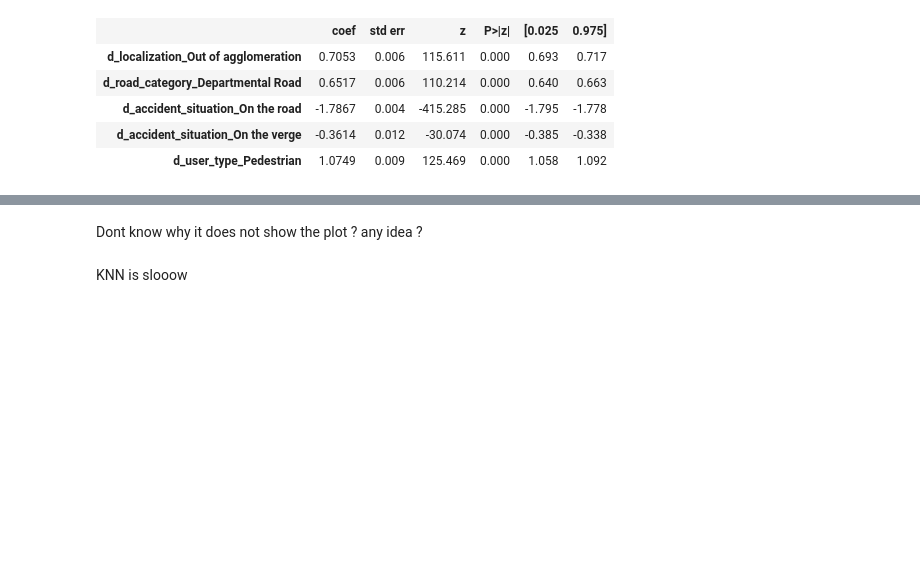
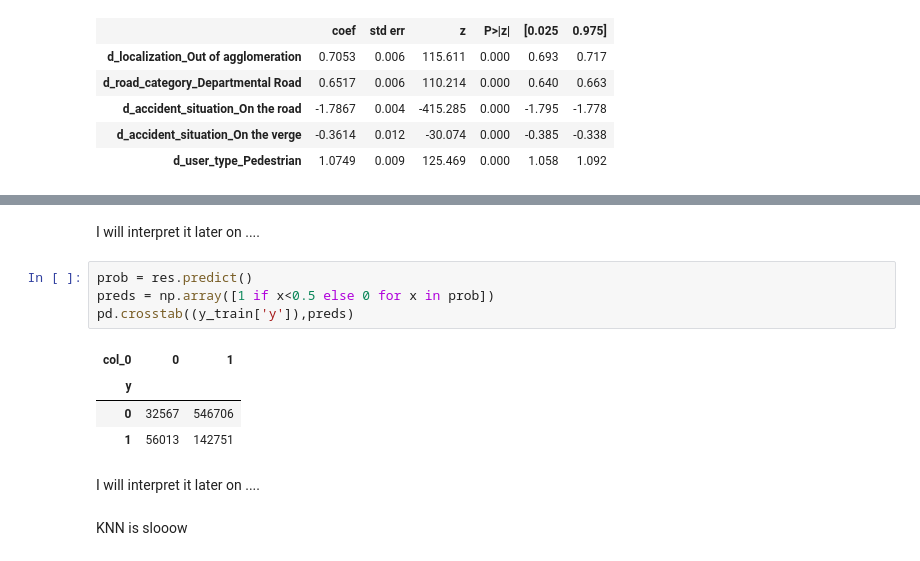
Before and after one commit to kmatusz/accidents, a Jupyter notebook: Modeling.ipynb, the cells around one changed output, grey strips where cells are left out. Drawn from its saved outputs; the diff is of its cells as text; blank space fills up the shorter version.

```diff
--- a/Modeling.ipynb
+++ b/Modeling.ipynb
@@ -726,5 +798,16 @@ plt.ylabel('True Positive Rate')
-# %% [markdown]
-Dont know why it does not show the plot ? any idea ?
+# %% [markdown]
+I will interpret it later on ....
+# %%
+prob = res.predict()
+preds = np.array([1 if x<0.5 else 0 for x in prob])
+pd.crosstab((y_train['y']),preds)
+# %% [output]
+| col_0 | 0 | 1 |
+| y |  |  |
+| 0 | 32567 | 546706 |
+| 1 | 56013 | 142751 |
+# %% [markdown]
+I will interpret it later on ....
 # %% [markdown]
 KNN is slooow
 # %%
```
Also changed, not shown: parts of 4 cells of this notebook.
